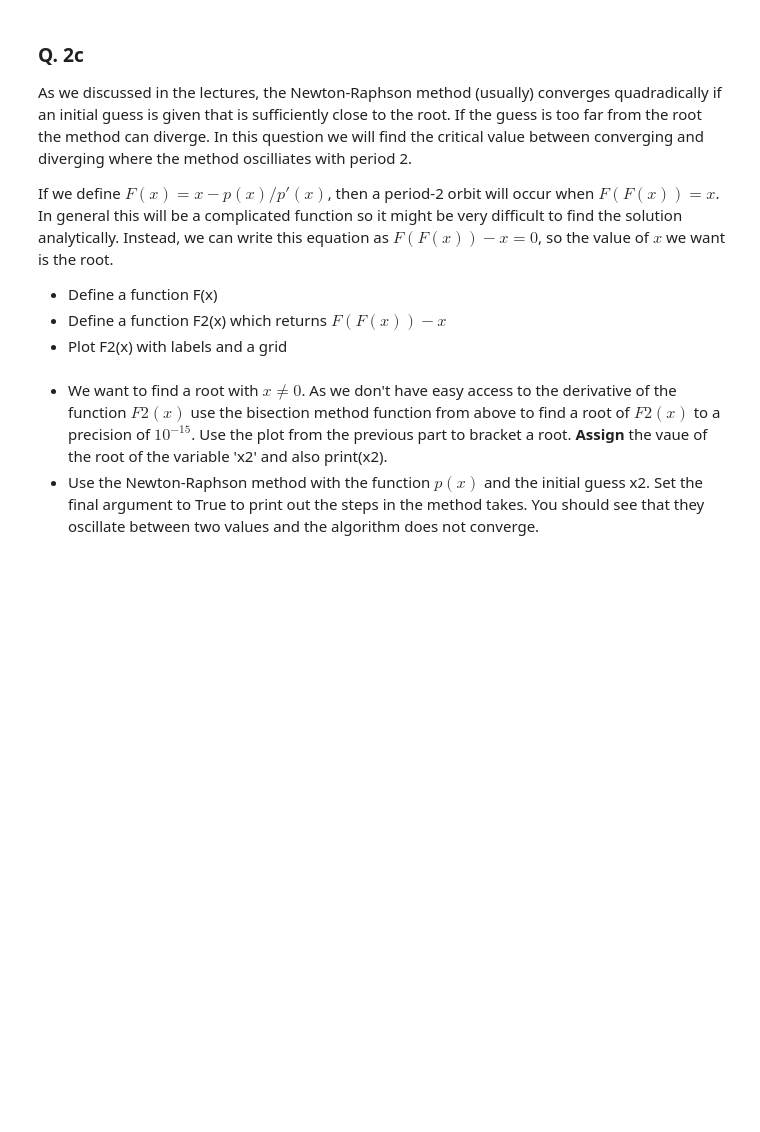
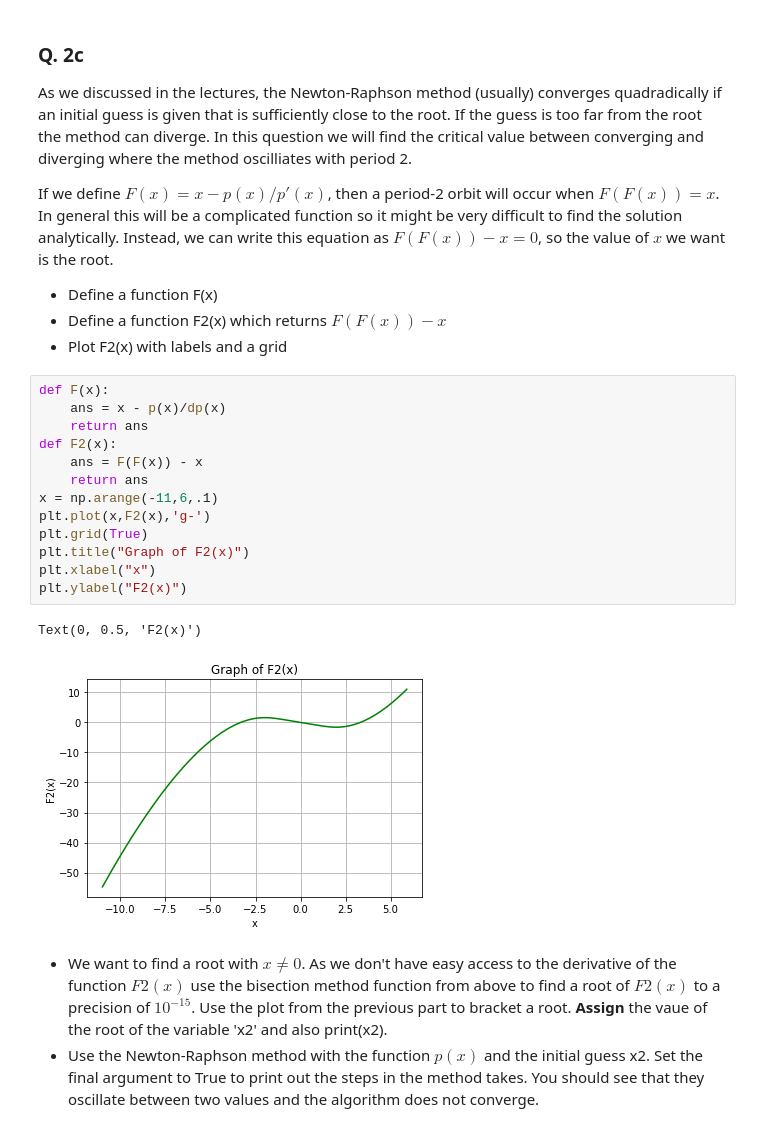
Before and after one commit to MichealHeanue/ACM20030, a Jupyter notebook: Assignment-2.ipynb, the cells around one changed output. Cells and saved outputs as stored; diff of their text form; blank space fills up the shorter version.

```diff
--- a/Assignment-2.ipynb
+++ b/Assignment-2.ipynb
@@ -137,6 +156,22 @@ If we define $F(x) = x - p(x)/p'(x)$, then a period-2 orbit will occur when $F(F
 - Define a function F(x)
 - Define a function F2(x) which returns $F(F(x)) - x$
 - Plot F2(x) with labels and a grid
+# %%
+def F(x):
+    ans = x - p(x)/dp(x)
+    return ans
+def F2(x):
+    ans = F(F(x)) - x
+    return ans
+x = np.arange(-11,6,.1)
+plt.plot(x,F2(x),'g-')
+plt.grid(True)
+plt.title("Graph of F2(x)")
+plt.xlabel("x")
+plt.ylabel("F2(x)")
+# %% [output]
+Text(0, 0.5, 'F2(x)')
+[figure, added]
 # %% [markdown]
 - We want to find a root with $x \neq 0$. As we don't have easy access to the derivative of the function $F2(x)$ use the bisection method function from above to find a root of $F2(x)$ to a precision of $10^{-15}$. Use the plot from the previous part to bracket a root. **Assign** the vaue of the root of the variable 'x2' and also print(x2).
 - Use the Newton-Raphson method with the function $p(x)$ and the initial guess x2. Set the final argument to True to print out the steps in the method takes. You should see that they oscillate between two values and the algorithm does not converge.
```
Also changed, not shown: parts of 6 cells of this notebook.
